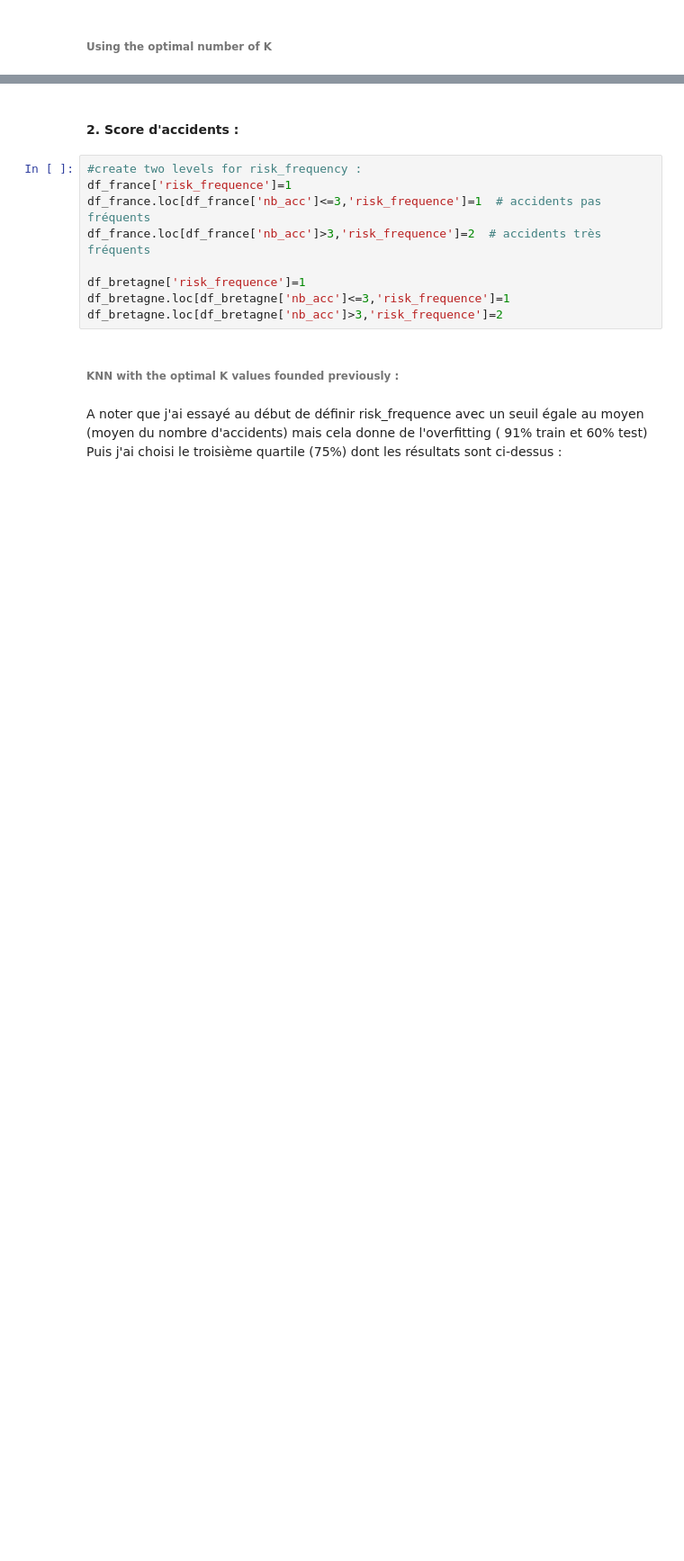
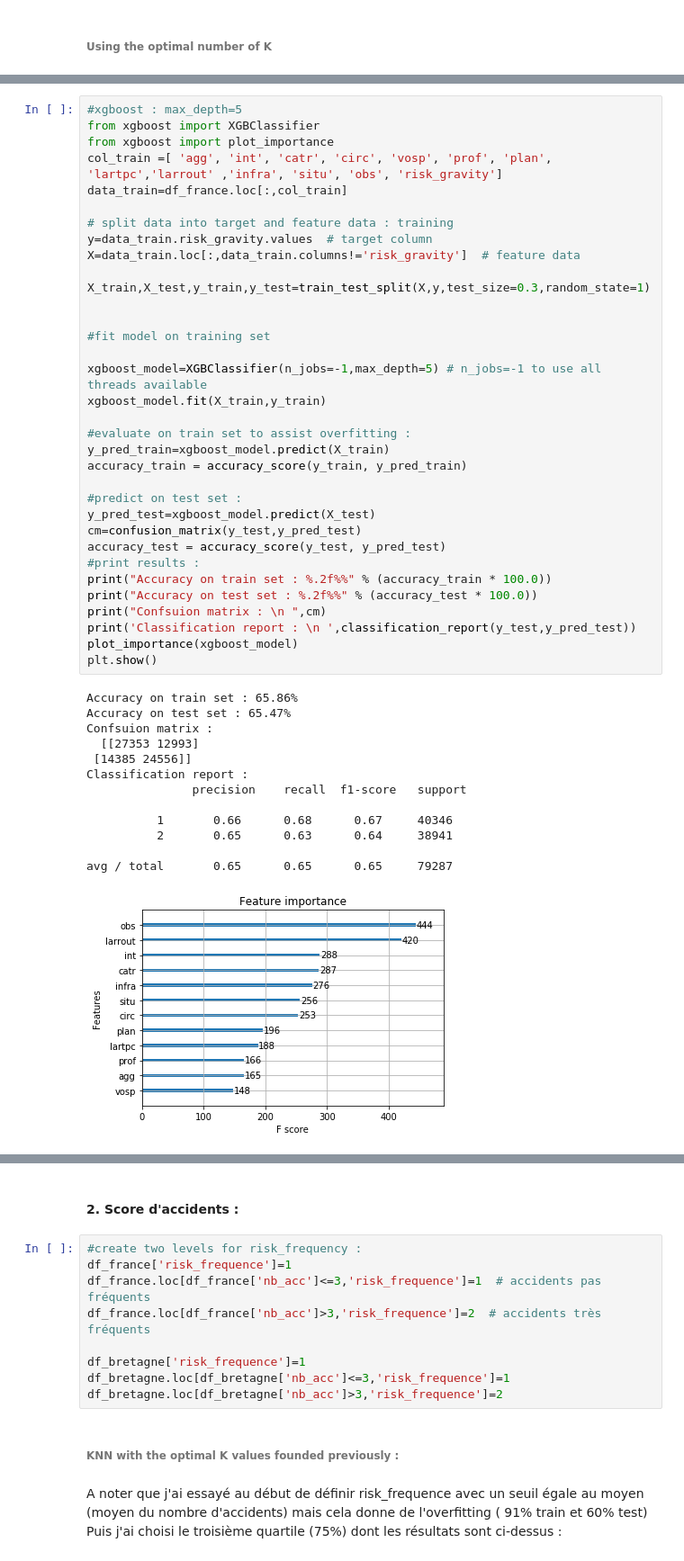
Before and after one commit to Louriz/Accidents-Corporels-France, a Jupyter notebook: notebook.ipynb, the cells around one changed output, grey strips where cells are left out. Shown: that part at 90% size. Drawn from its saved outputs; the diff is of its cells as text; blank space fills up the shorter version.

```diff
--- a/notebook.ipynb
+++ b/notebook.ipynb
@@ -621,0 +836,48 @@ avg / total       0.61      0.61      0.61     79287
+# %%
+#xgboost : max_depth=5
+from xgboost import XGBClassifier
+from xgboost import plot_importance
+col_train =[ 'agg', 'int', 'catr', 'circ', 'vosp', 'prof', 'plan', 'lartpc','larrout' ,'infra', 'situ', 'obs', 'risk_gravity']
+data_train=df_france.loc[:,col_train]
+
+# split data into target and feature data : training
+y=data_train.risk_gravity.values  # target column
+X=data_train.loc[:,data_train.columns!='risk_gravity']  # feature data
+
+X_train,X_test,y_train,y_test=train_test_split(X,y,test_size=0.3,random_state=1)
+
+
+#fit model on training set
+
+xgboost_model=XGBClassifier(n_jobs=-1,max_depth=5) # n_jobs=-1 to use all threads available
+xgboost_model.fit(X_train,y_train)
+
+#evaluate on train set to assist overfitting :
+y_pred_train=xgboost_model.predict(X_train)
+accuracy_train = accuracy_score(y_train, y_pred_train)
+
+#predict on test set :
+y_pred_test=xgboost_model.predict(X_test)
+cm=confusion_matrix(y_test,y_pred_test)
+accuracy_test = accuracy_score(y_test, y_pred_test)
+#print results :
+print("Accuracy on train set : %.2f%%" % (accuracy_train * 100.0))
+print("Accuracy on test set : %.2f%%" % (accuracy_test * 100.0))
+print("Confsuion matrix : \n ",cm)
+print('Classification report : \n ',classification_report(y_test,y_pred_test))
+plot_importance(xgboost_model)
+plt.show()
+# %% [output]
+Accuracy on train set : 65.86%
+Accuracy on test set : 65.47%
+Confsuion matrix :
+  [[27353 12993]
+ [14385 24556]]
+Classification report :
+               precision    recall  f1-score   support
+
+          1       0.66      0.68      0.67     40346
+          2       0.65      0.63      0.64     38941
+
+avg / total       0.65      0.65      0.65     79287
+[figure, added]
```
Also changed, not shown: parts of 69 cells of this notebook, 2 other files.
